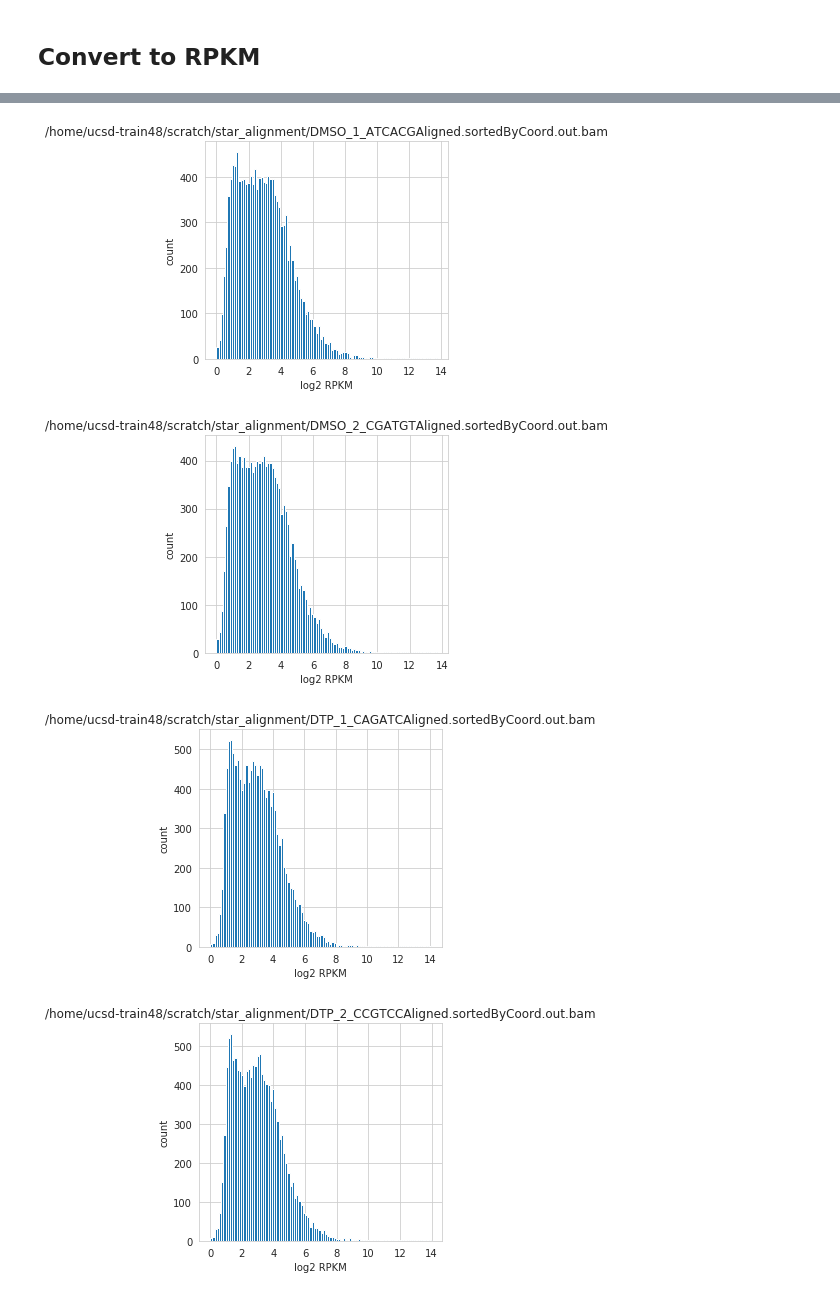
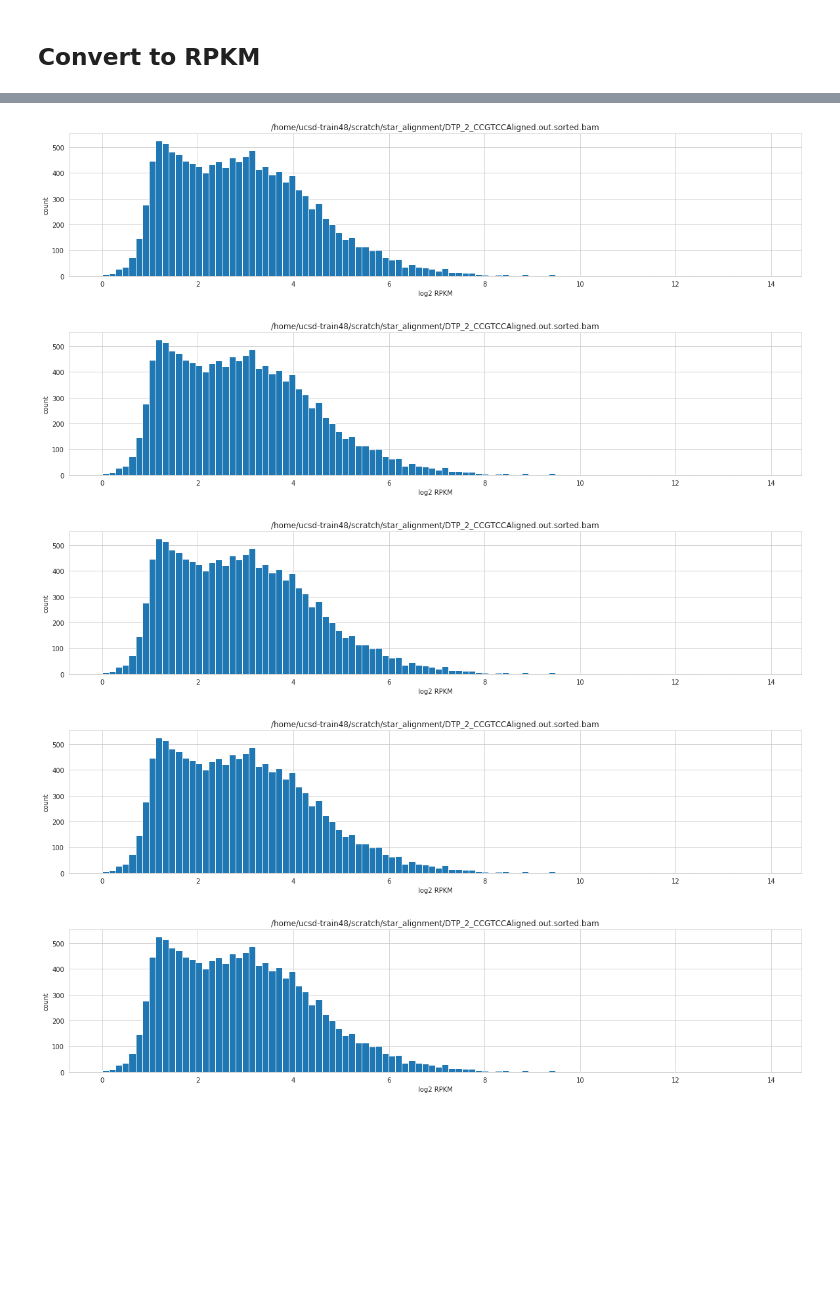
Before and after one commit to meghatron21/2020-MSTP-Bioinformatics-Bootcamp, a Jupyter notebook: Day_4/Process_data_and_calculate_RPKM.ipynb, the cells around one changed output, grey strips where cells are left out. Cells and saved outputs as stored; diff of their text form; code cells hidden in the pictures; blank space fills up the shorter version.

```diff
--- a/Day_4/Process_data_and_calculate_RPKM.ipynb
+++ b/Day_4/Process_data_and_calculate_RPKM.ipynb
@@ -30,7 +30,7 @@ from matplotlib import pyplot as plt
 # %%
 # This notebook is linked to TSCC, so we can load data directly by providing
 # the full path of the file location on tscc. Change the directory below to match your path
-directory = '/home/ucsd-train48/projects/featureCounts/'
+directory = '/home/ucsd-train48/scratch/featureCounts/'
 # %%
 # We are going to load the featurecounts file and assign it to the variable name: counts
 # change the file name to match the filename you used in your featureCounts script
@@ -126,9 +125,8 @@ rpkm_filtered.to_csv(directory+"rpkm_filtered.csv")
 #Notice how the vast majority cluster near zero. Let's tranfsorm our data to a log2 scale
 #for better viewing.
 sns.set_style("whitegrid")
-for i, a in zip(rpkm.columns, range(1,5)):
+for a in rpkm.columns:
     plt.figure(figsize=(20,4))
-    plt.subplot(1,4,a)
     plt.hist(rpkm[i], bins=100)
     plt.xlabel("RPKM")
     plt.ylabel("count")
@@ -157,22 +156,18 @@ rpkm_log2.head()
-# %%
-#First we have to replace infinite values with 0 in order to plot a histogram
-
-rpkm_log2.replace(to_replace='-inf', value=0, inplace=True)
 # %%
 
 sns.set_style("whitegrid")
-for i, a in zip(rpkm_log2.columns, range(1,5)):
+for a in rpkm_log2.columns:
     plt.figure(figsize=(20,4))
-    plt.subplot(1,4,a)
     plt.hist(rpkm_log2[i], bins=100)
     plt.xlabel("log2 RPKM")
     plt.ylabel("count")
     plt.title(i)
 # %% [output]
-[figure, old version]
+[figure, new version]
-[figure, old version]
+[figure, new version]
-[figure, old version]
+[figure, new version]
-[figure, old version]
+[figure, new version]
+[figure, added]
 # %%
 #Let's filter again to remove rows where the average log2RPKM < 0
 
```
Also changed, not shown: parts of 11 cells of this notebook, 2 other files.
